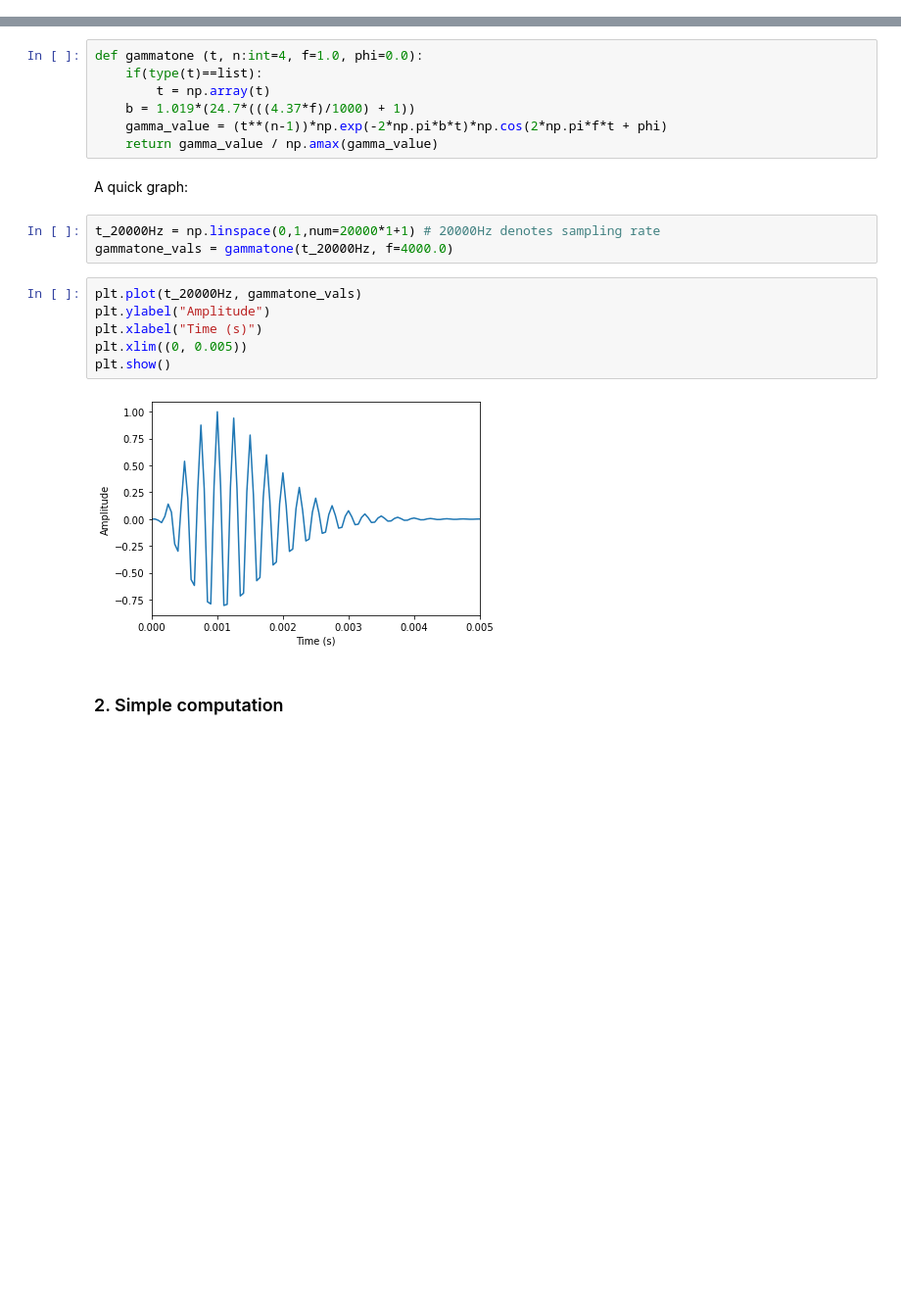
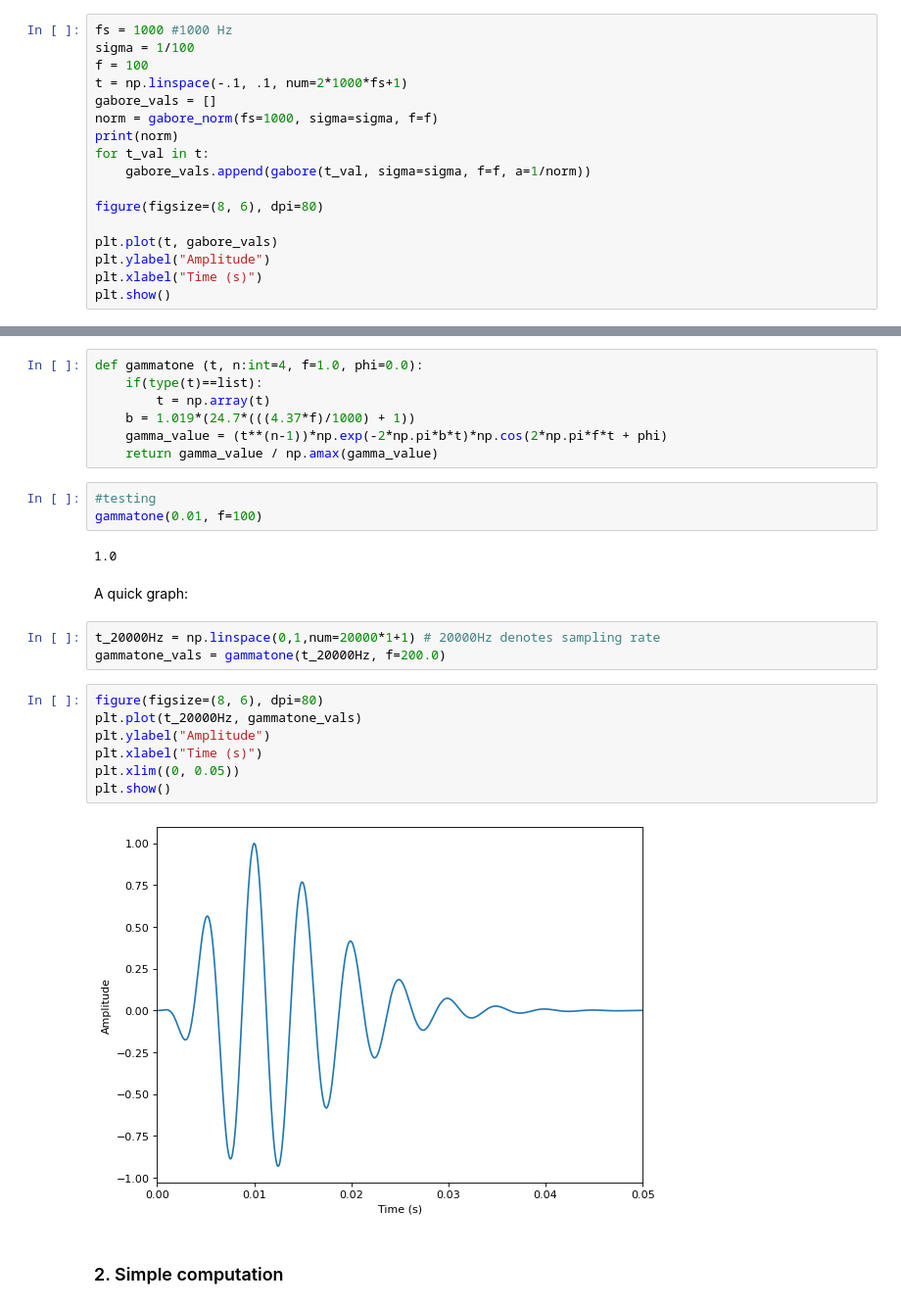
Before and after one commit to johnmays/CSDS_364_HW, a Jupyter notebook: A1/464-A1b-jkm100.ipynb, the cells around one changed output, grey strips where cells are left out. Shown: that part at 98% size. Drawn from its saved outputs; the diff is of its cells as text; blank space fills up the shorter version.

```diff
--- a/A1/464-A1b-jkm100.ipynb
+++ b/A1/464-A1b-jkm100.ipynb
@@ -84,0 +123,17 @@ def gaboro_norm(sample_f, sigma:int=1, f=1.0, phi=0.0):
+# %%
+fs = 1000 #1000 Hz
+sigma = 1/100
+f = 100
+t = np.linspace(-.1, .1, num=2*1000*fs+1)
+gabore_vals = []
+norm = gabore_norm(fs=1000, sigma=sigma, f=f)
+print(norm)
+for t_val in t:
+    gabore_vals.append(gabore(t_val, sigma=sigma, f=f, a=1/norm))
+
+figure(figsize=(8, 6), dpi=80)
+
+plt.plot(t, gabore_vals)
+plt.ylabel("Amplitude")
+plt.xlabel("Time (s)")
+plt.show()
@@ -91,19 +154,25 @@ def gammatone (t, n:int=4, f=1.0, phi=0.0):
     b = 1.019*(24.7*(((4.37*f)/1000) + 1))
     gamma_value = (t**(n-1))*np.exp(-2*np.pi*b*t)*np.cos(2*np.pi*f*t + phi)
     return gamma_value / np.amax(gamma_value)
+# %%
+#testing
+gammatone(0.01, f=100)
+# %% [output]
+1.0
 # %% [markdown]
 A quick graph:
 # %%
 t_20000Hz = np.linspace(0,1,num=20000*1+1) # 20000Hz denotes sampling rate
-gammatone_vals = gammatone(t_20000Hz, f=4000.0)
+gammatone_vals = gammatone(t_20000Hz, f=200.0)
 # %%
+figure(figsize=(8, 6), dpi=80)
 plt.plot(t_20000Hz, gammatone_vals)
 plt.ylabel("Amplitude")
 plt.xlabel("Time (s)")
-plt.xlim((0, 0.005))
+plt.xlim((0, 0.05))
 plt.show()
 # %% [output]
-[figure, old version]
+[figure, new version]
 # %% [markdown]
 ### 2. Simple computation
 # %% [markdown]
```
Also changed, not shown: parts of 21 cells of this notebook, 2 other files.
